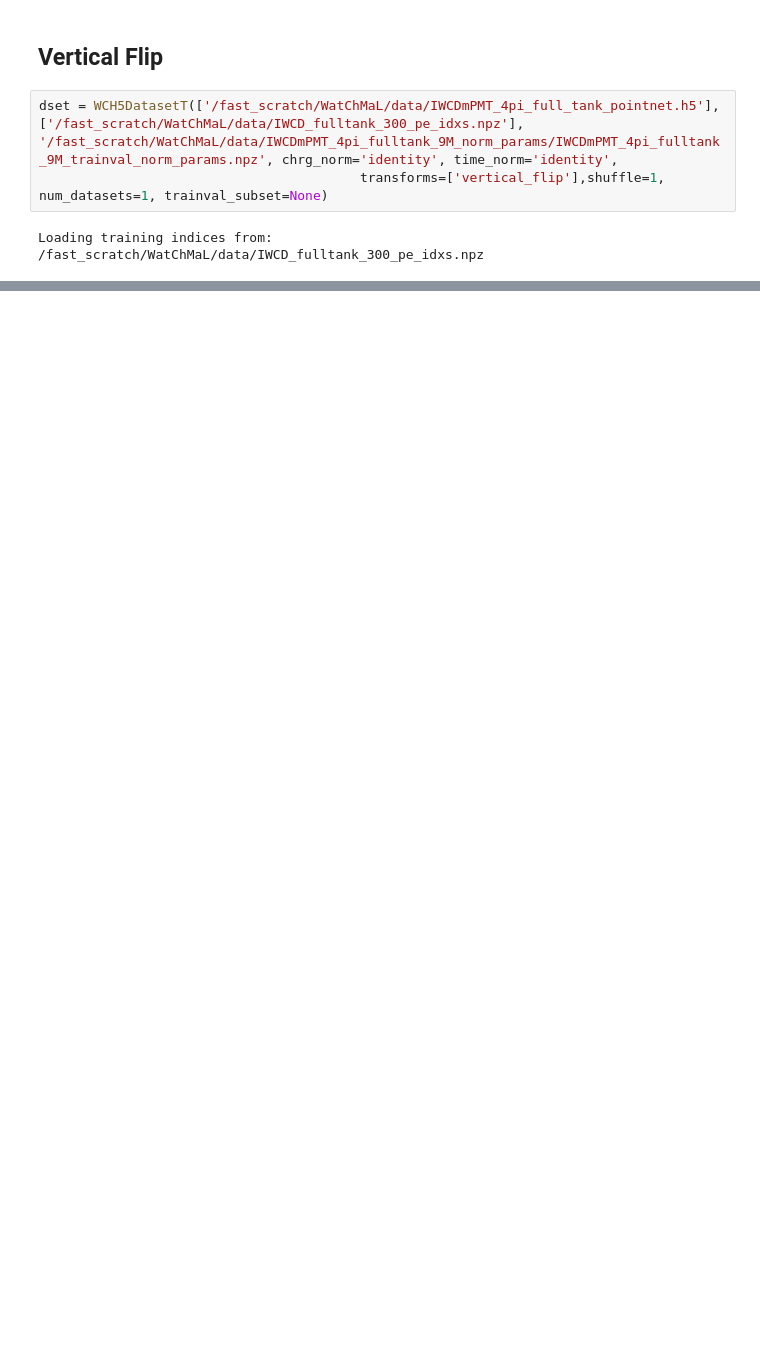
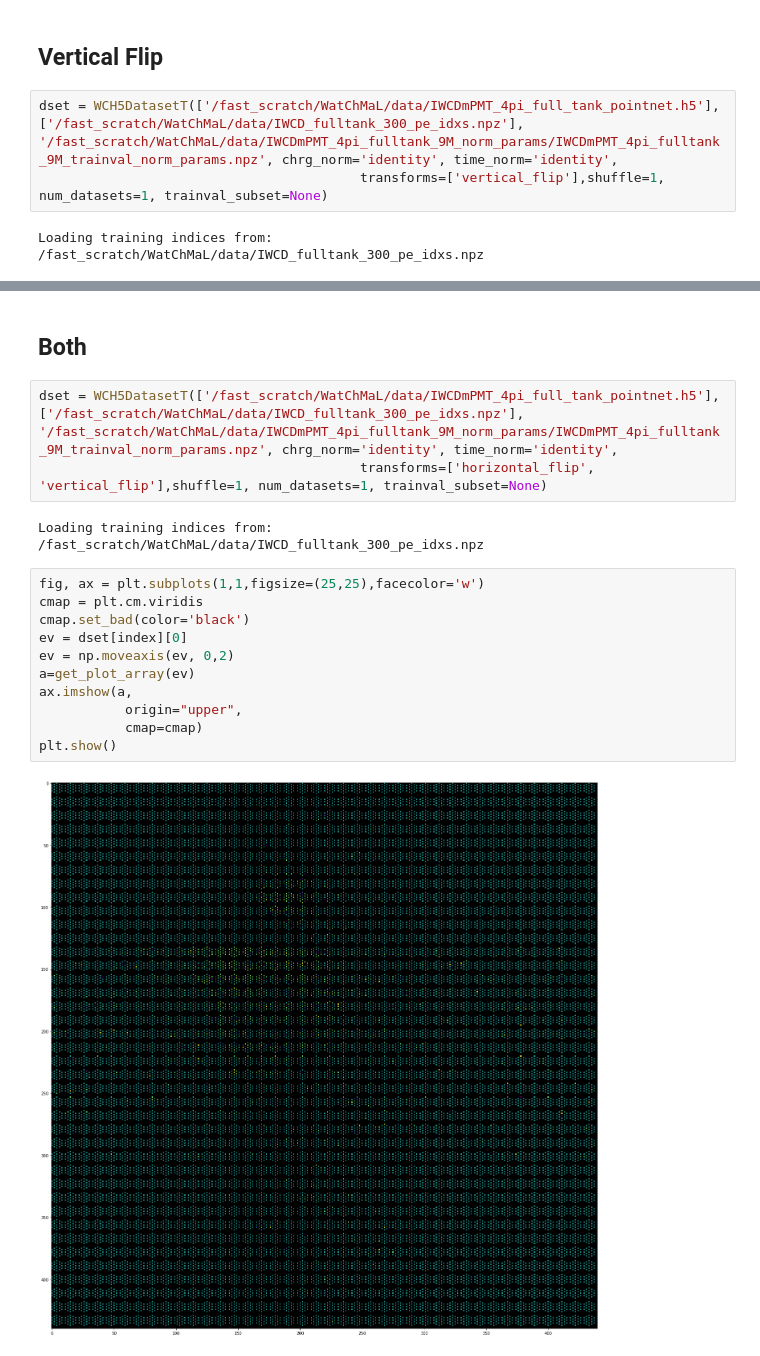
Before and after one commit to WatChMaL/CNN, a Jupyter notebook: Data Transforms/Testing Tranforms.ipynb, the cells around one changed output, grey strips where cells are left out. Cells and saved outputs as stored; diff of their text form; blank space fills up the shorter version.

```diff
--- a/Data Transforms/Testing Tranforms.ipynb
+++ b/Data Transforms/Testing Tranforms.ipynb
@@ -90,0 +91,20 @@ plt.show()
+# %% [markdown]
+## Both
+# %%
+dset = WCH5DatasetT(['/fast_scratch/WatChMaL/data/IWCDmPMT_4pi_full_tank_pointnet.h5'], ['/fast_scratch/WatChMaL/data/IWCD_fulltank_300_pe_idxs.npz'], '/fast_scratch/WatChMaL/data/IWCDmPMT_4pi_fulltank_9M_norm_params/IWCDmPMT_4pi_fulltank_9M_trainval_norm_params.npz', chrg_norm='identity', time_norm='identity',
+                                         transforms=['horizontal_flip', 'vertical_flip'],shuffle=1, num_datasets=1, trainval_subset=None)
+# %% [output]
+Loading training indices from:  /fast_scratch/WatChMaL/data/IWCD_fulltank_300_pe_idxs.npz
+# %%
+fig, ax = plt.subplots(1,1,figsize=(25,25),facecolor='w')
+cmap = plt.cm.viridis
+cmap.set_bad(color='black')
+ev = dset[index][0]
+ev = np.moveaxis(ev, 0,2)
+a=get_plot_array(ev)
+ax.imshow(a,
+           origin="upper",
+           cmap=cmap)
+plt.show()
+# %% [output]
+[figure, added]
```
Also changed, not shown: parts of 4 cells of this notebook, 5 other files.
